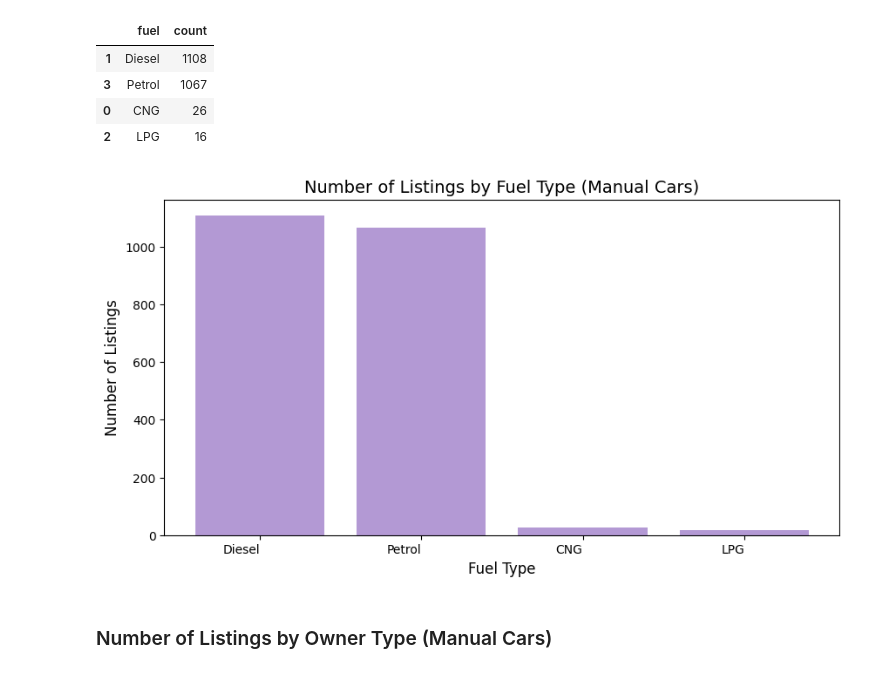
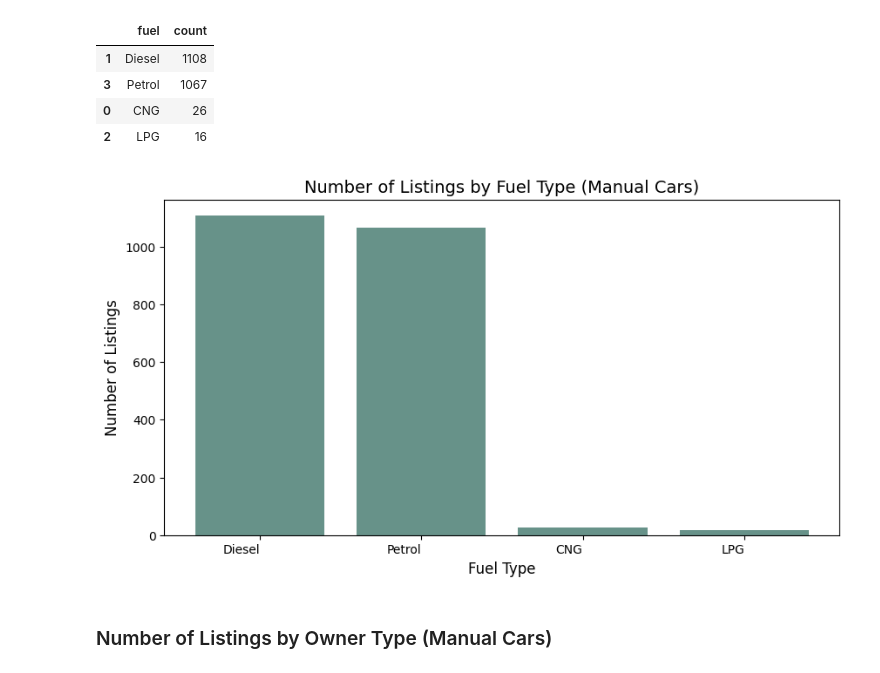
Before and after one commit to WendyInft/MATHEDA-INFANTE, a Jupyter notebook: WK11-Endterm-Exam/Exercise/Endterm-Exam-Infante.ipynb, the cells around one changed output. Cells and saved outputs as stored; diff of their text form; code cells hidden in the pictures.

```diff
--- a/WK11-Endterm-Exam/Exercise/Endterm-Exam-Infante.ipynb
+++ b/WK11-Endterm-Exam/Exercise/Endterm-Exam-Infante.ipynb
@@ -429,14 +429,14 @@ df_m
 | 2 | LPG | 16 |
 # %%
 plt.figure(figsize=(10, 5))
-plt.bar(df_m["fuel"], df_m["count"], color='#B399D4')
+plt.bar(df_m["fuel"], df_m["count"], color='#679289')
 plt.title('Number of Listings by Fuel Type (Manual Cars)', fontsize=14)
 plt.xlabel('Fuel Type', fontsize=12)
 plt.ylabel('Number of Listings', fontsize=12)
 plt.xticks(rotation=0, ha='right')
 plt.show()
 # %% [output]
-[figure, old version]
+[figure, new version]
 # %% [markdown]
 ### Number of Listings by Owner Type (Manual Cars)
 # %%
```
Also changed, not shown: parts of 19 cells of this notebook.
